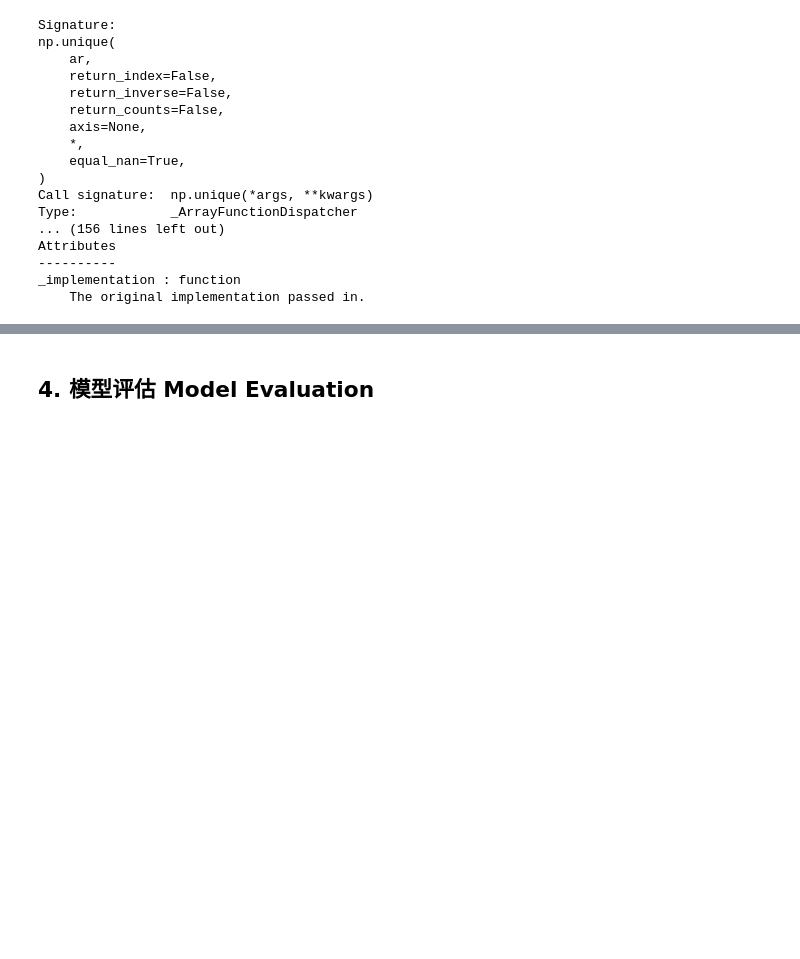
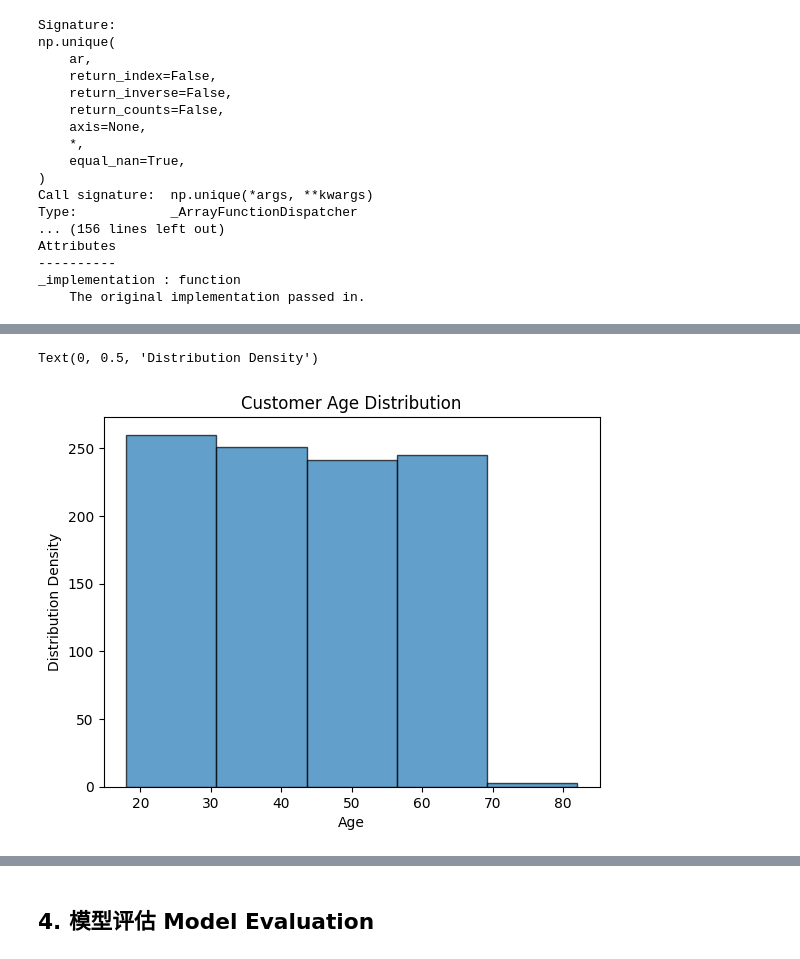
Before and after one commit to dietertao/b_python_dshb_cn, a Jupyter notebook: docs/Chapter02/1.1.ds_project_np01.ipynb, the cells around one changed output, grey strips where cells are left out. Drawn from its saved outputs; the diff is of its cells as text; code cells hidden in the pictures; blank space fills up the shorter version.

```diff
--- a/docs/Chapter02/1.1.ds_project_np01.ipynb
+++ b/docs/Chapter02/1.1.ds_project_np01.ipynb
@@ -429,0 +407,9 @@ _implementation : function
+# %%
+# histogram for ages
+plt.hist(ages, bins=5, edgecolor='black', alpha=0.7)
+plt.title("Customer Age Distribution")
+plt.xlabel("Age")
+plt.ylabel("Distribution Density")
+# %% [output]
+Text(0, 0.5, 'Distribution Density')
+[figure, added]
```
Also changed, not shown: parts of 20 cells of this notebook, 2 other files.
